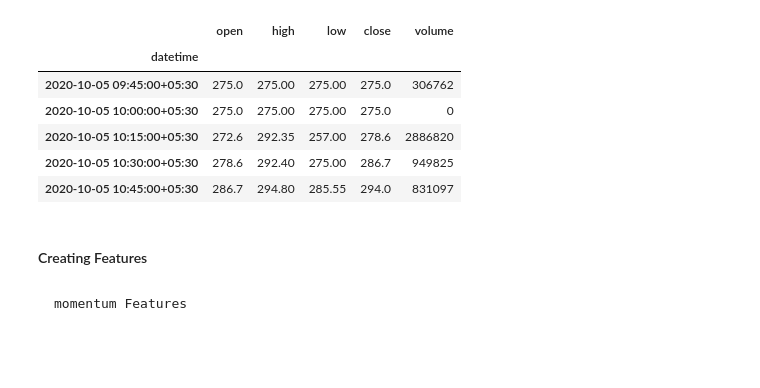
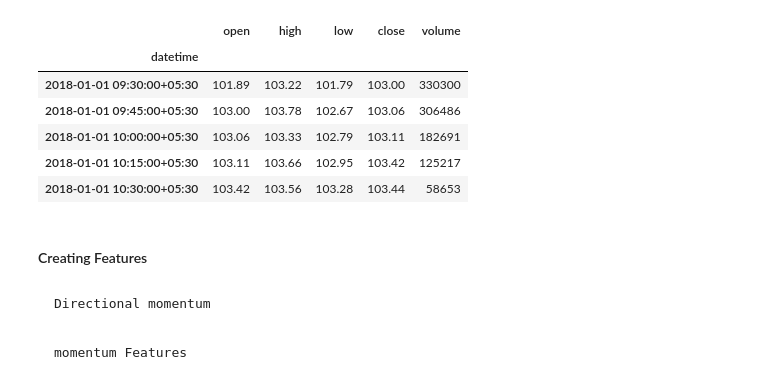
Before and after one commit to tech-ml-quant-luv/Quant-Research, a Jupyter notebook: RESEARCH_2/Multi_class_classification.ipynb, the cells around one changed output. Cells and saved outputs as stored; diff of their text form; code cells hidden in the pictures; blank space fills up the shorter version.

```diff
--- a/RESEARCH_2/Multi_class_classification.ipynb
+++ b/RESEARCH_2/Multi_class_classification.ipynb
@@ -11,15 +11,17 @@ from model_module import model_preparation, best_model
 from sklearn.ensemble import GradientBoostingClassifier, RandomForestClassifier
 from sklearn.pipeline import make_pipeline
 # %%
-df = pd.read_csv("./data/angelone_eq_15min_2018_2025.csv").set_index("datetime").drop(columns=["timestamp"])
+df = pd.read_csv("./data/bse_eq_15min_2018_2025.csv").set_index("datetime").drop(columns=["timestamp"])
 df.head()
 # %% [output]
 |  | open | high | low | close | volume |
 | datetime |  |  |  |  |  |
-| 2020-10-05 09:45:00+05:30 | 275.0 | 275.00 | 275.00 | 275.0 | 306762 |
-| 2020-10-05 10:00:00+05:30 | 275.0 | 275.00 | 275.00 | 275.0 | 0 |
-| 2020-10-05 10:15:00+05:30 | 272.6 | 292.35 | 257.00 | 278.6 | 2886820 |
-| 2020-10-05 10:30:00+05:30 | 278.6 | 292.40 | 275.00 | 286.7 | 949825 |
-| 2020-10-05 10:45:00+05:30 | 286.7 | 294.80 | 285.55 | 294.0 | 831097 |
+| 2018-01-01 09:30:00+05:30 | 101.89 | 103.22 | 101.79 | 103.00 | 330300 |
+| 2018-01-01 09:45:00+05:30 | 103.00 | 103.78 | 102.67 | 103.06 | 306486 |
+| 2018-01-01 10:00:00+05:30 | 103.06 | 103.33 | 102.79 | 103.11 | 182691 |
+| 2018-01-01 10:15:00+05:30 | 103.11 | 103.66 | 102.95 | 103.42 | 125217 |
+| 2018-01-01 10:30:00+05:30 | 103.42 | 103.56 | 103.28 | 103.44 | 58653 |
 # %% [markdown]
 #### Creating Features
+# %% [markdown]
+    Directional momentum
```
Also changed, not shown: parts of 22 cells of this notebook.
